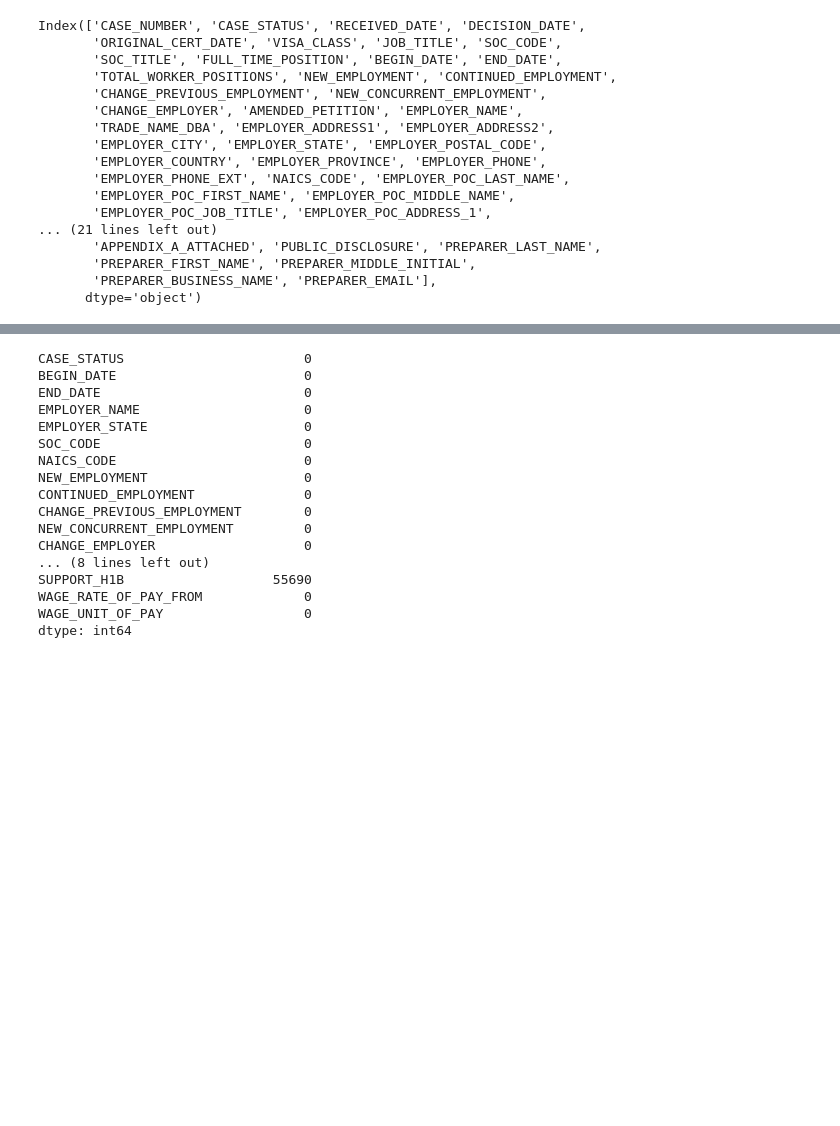
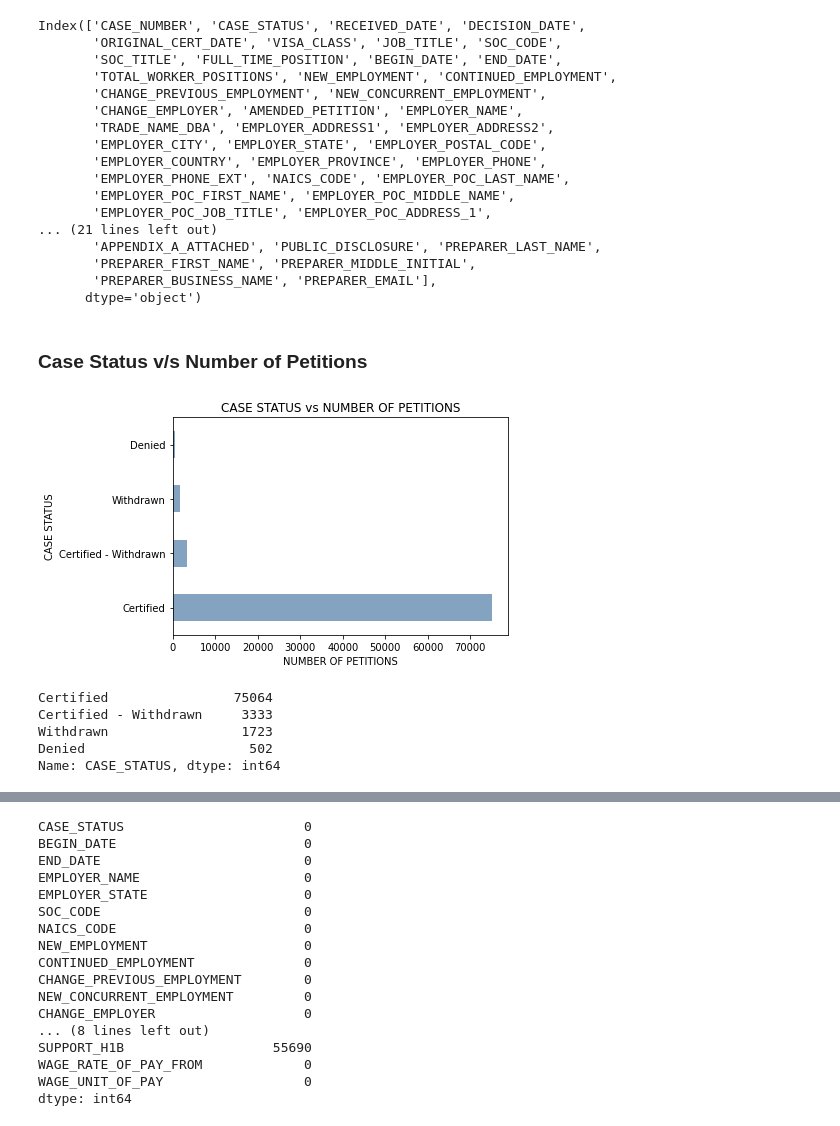
Before and after one commit to ddesai-sjsu/DataMiningFinalProject, a Jupyter notebook: H1B_Prediction.ipynb, the cells around one changed output, grey strips where cells are left out. Drawn from its saved outputs; the diff is of its cells as text; code cells hidden in the pictures; blank space fills up the shorter version.

```diff
--- a/H1B_Prediction.ipynb
+++ b/H1B_Prediction.ipynb
@@ -50,3 +100,5 @@ Index(['CASE_NUMBER', 'CASE_STATUS', 'RECEIVED_DATE', 'DECISION_DATE',
        'PREPARER_FIRST_NAME', 'PREPARER_MIDDLE_INITIAL',
        'PREPARER_BUSINESS_NAME', 'PREPARER_EMAIL'],
       dtype='object')
+# %% [markdown]
+### **Case Status v/s Number of Petitions**
@@ -52,0 +108,14 @@ Index(['CASE_NUMBER', 'CASE_STATUS', 'RECEIVED_DATE', 'DECISION_DATE',
+# %%
+plot_status_numberinit = df['CASE_STATUS'].value_counts().plot(title = 'CASE STATUS vs NUMBER OF PETITIONS', \
+                                                                kind = 'barh', color = (0.2, 0.4, 0.6, 0.6))
+plot_status_numberinit.set_ylabel("CASE STATUS")
+plot_status_numberinit.set_xlabel("NUMBER OF PETITIONS")
+plt.show()
+print(df['CASE_STATUS'].value_counts())
+# %% [output]
+[figure, added]
+Certified                75064
+Certified - Withdrawn     3333
+Withdrawn                 1723
+Denied                     502
+Name: CASE_STATUS, dtype: int64
```
Also changed, not shown: parts of 31 cells of this notebook.
